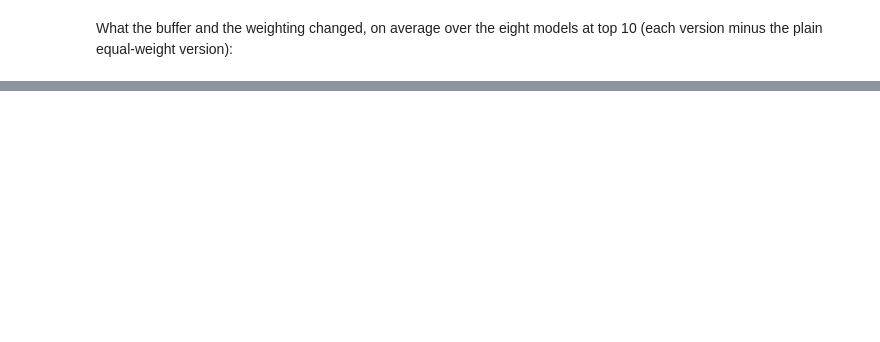
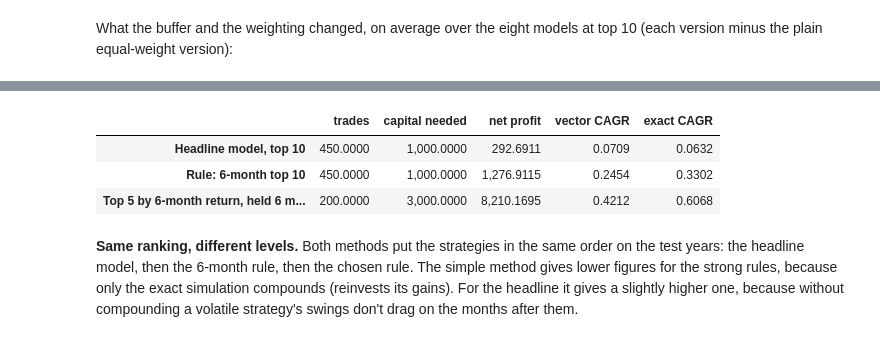
Before and after one commit to siddharthps/sp500-momentum-winners, a Jupyter notebook: notebooks/04_simulation.ipynb, the cells around one changed output, grey strips where cells are left out. Cells and saved outputs as stored; diff of their text form; code cells hidden in the pictures; blank space fills up the shorter version.

```diff
--- a/notebooks/04_simulation.ipynb
+++ b/notebooks/04_simulation.ipynb
@@ -414 +421,31 @@ change.rename(index=plots.VERSION_LABELS)
+# %%
+vec = bt.add_score_preds(panel, scores, [headline], top_ns=[10])
+cross = {  # prefix: (picks, hold, the same strategy in the exact simulator, label)
+    "sim1": (f"pred_{headline}_top10", 1, f"{headline}_top10_equal", "Headline model, top 10"),
+    "sim2": ("pred_mom_6m_top10", 1, "mom_6m_top10_equal", "Rule: 6-month top 10"),
+    "sim3": (best_pred, bt.parse_cell(best)["hold"], "chosen_rule", chosen_label),
+}
+rows = {}
+for prefix, (pred, hold, exact, label) in cross.items():
+    vec = bt.add_vector_sim(vec, pred, prefix, hold)
+    s = bt.vector_summary(vec, pred, prefix, hold, config.RULE_CHECK_FROM)
+    rows[label] = {
+        "trades": s["trades"],
+        "capital needed": s["capital needed"],
+        "net profit": s["net profit"],
+        "vector CAGR": s["CAGR"],
+        "exact CAGR": tables["test years"].loc[exact, "cagr"],
+    }
+pd.DataFrame(rows).T
+# %% [output]
+|  | trades | capital needed | net profit | vector CAGR | exact CAGR |
+| Headline model, top 10 | 450.0000 | 1,000.0000 | 292.6911 | 0.0709 | 0.0632 |
+| Rule: 6-month top 10 | 450.0000 | 1,000.0000 | 1,276.9115 | 0.2454 | 0.3302 |
+| Top 5 by 6-month return, held 6 m... | 200.0000 | 3,000.0000 | 8,210.1695 | 0.4212 | 0.6068 |
+# %% [markdown]
+**Same ranking, different levels.** Both methods put the strategies in the same order on the test
+years: the headline model, then the 6-month rule, then the chosen rule. The simple method gives lower
+figures for the strong rules, because only the exact simulation compounds (reinvests its gains). For
+the headline it gives a slightly higher one, because without compounding a volatile strategy's swings
+don't drag on the months after them.
 # %% [markdown]
```
Also changed, not shown: parts of 16 cells of this notebook, 54 other files.
